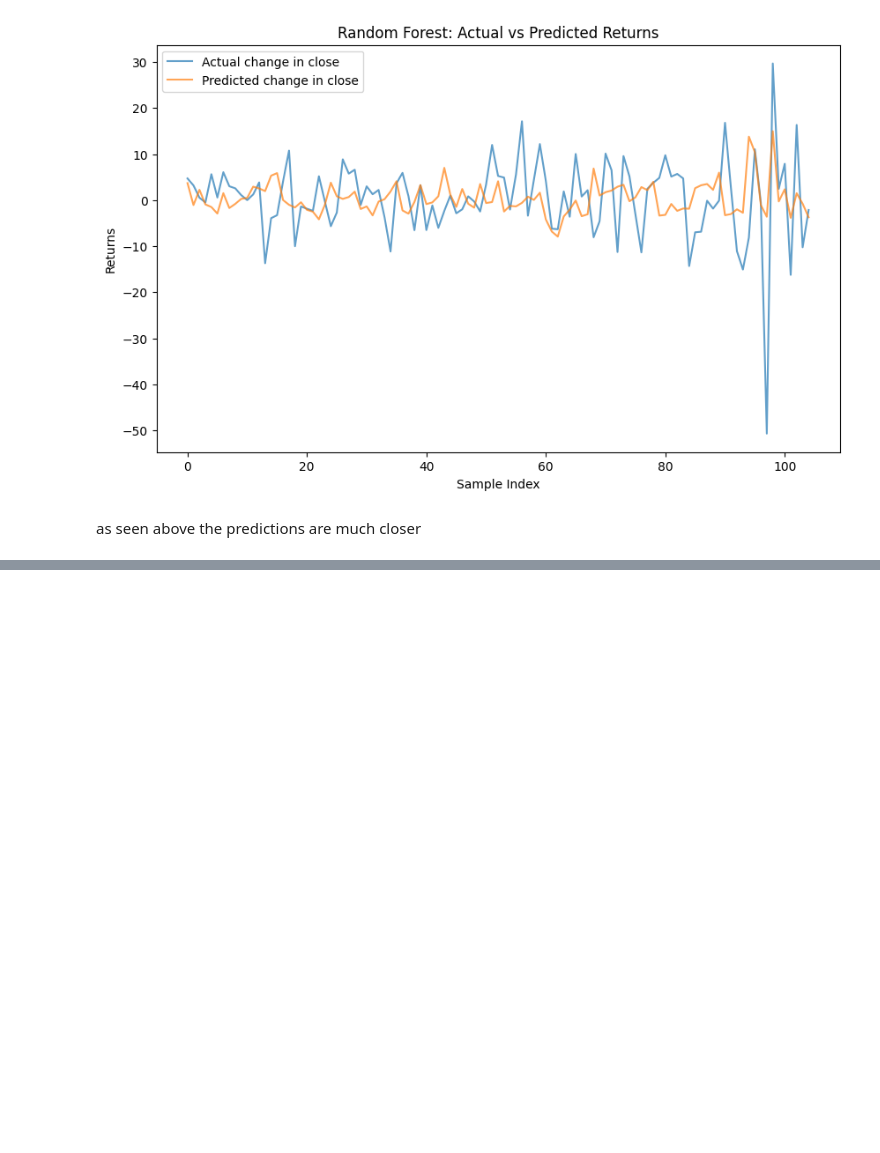
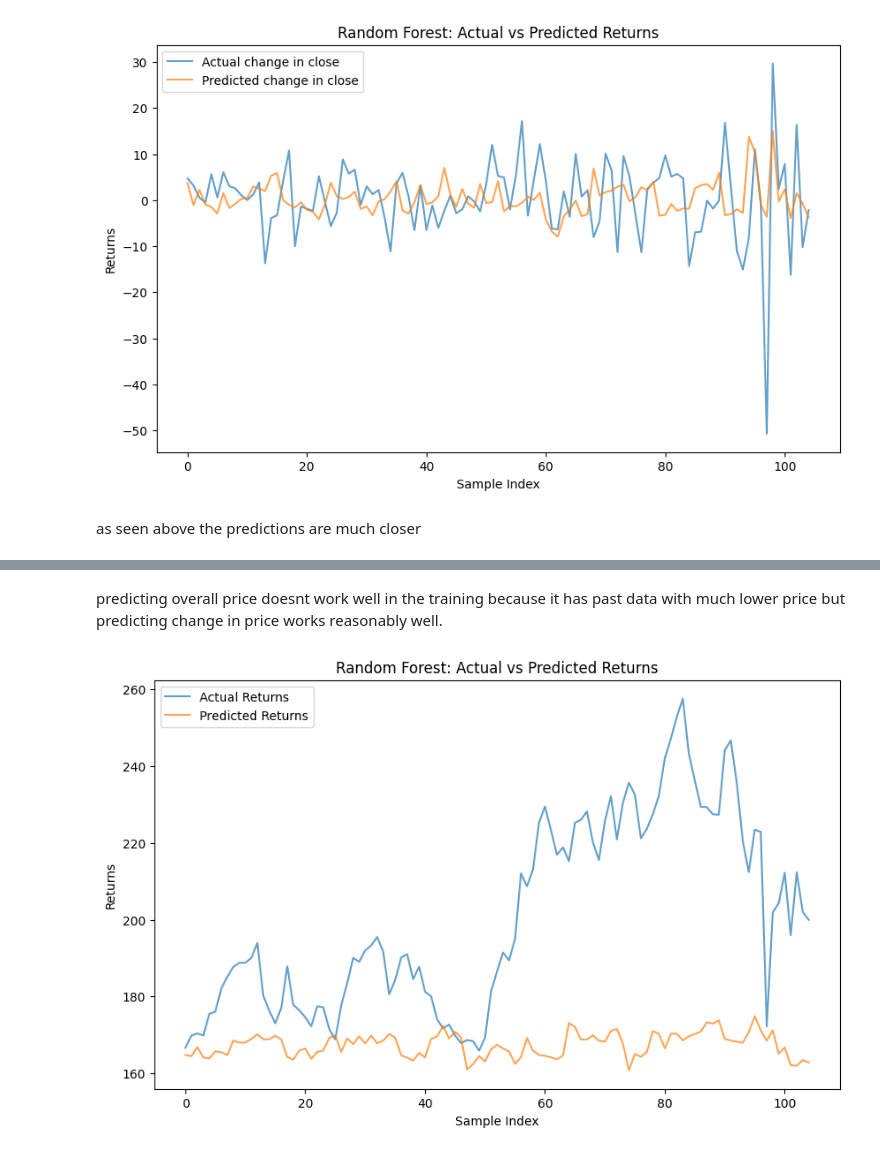
Before and after one commit to GeordieJones/financePython, a Jupyter notebook: backTesting_practice/apple_predictor.ipynb, the cells around one changed output, grey strips where cells are left out. Cells and saved outputs as stored; diff of their text form; code cells hidden in the pictures; blank space fills up the shorter version.

```diff
--- a/backTesting_practice/apple_predictor.ipynb
+++ b/backTesting_practice/apple_predictor.ipynb
@@ -751,0 +808,13 @@ as seen above the predictions are much closer
+# %% [markdown]
+predicting overall price doesnt work well in the training because it has past data with much lower price but predicting change in price works reasonably well.
+# %%
+plt.figure(figsize=(10,6))
+plt.plot(y_test.values, label='Actual Returns', alpha=0.7)
+plt.plot(y_pred, label='Predicted Returns', alpha=0.7)
+plt.title('Random Forest: Actual vs Predicted Returns')
+plt.xlabel('Sample Index')
+plt.ylabel('Returns')
+plt.legend()
+plt.show()
+# %% [output]
+[figure, added]
```
Also changed, not shown: parts of 8 cells of this notebook, 1 other file.
